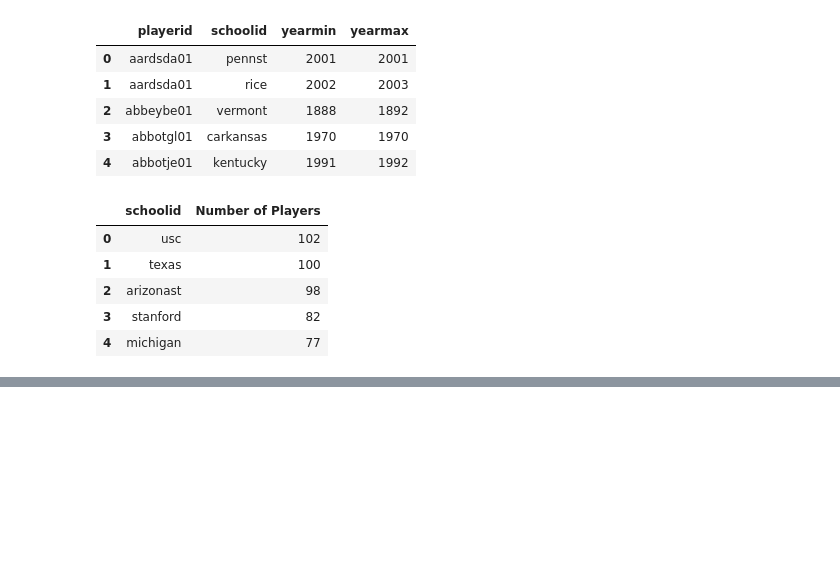
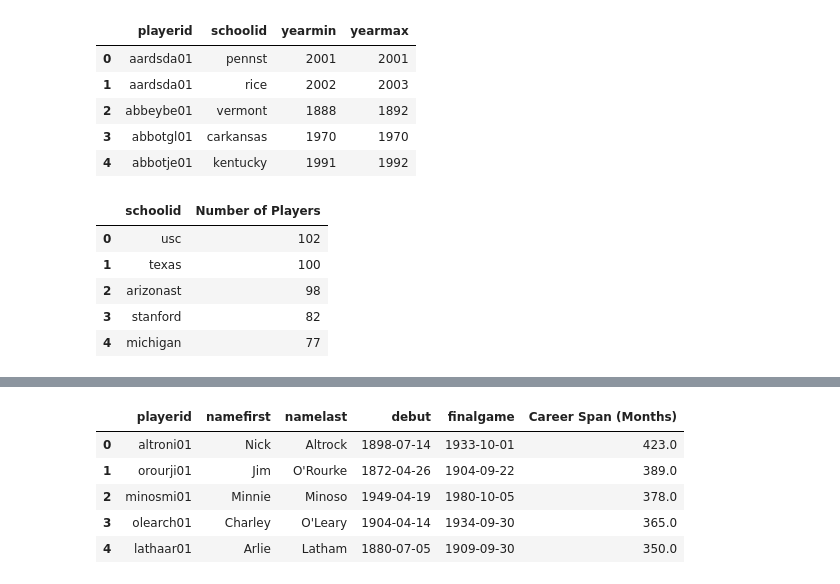
Before and after one commit to NeuroLaunch/Metis-Submissions, a Jupyter notebook: Challenges/SQL_Challenge2_Baseball.ipynb, the cells around one changed output, grey strips where cells are left out. Cells and saved outputs as stored; diff of their text form; code cells hidden in the pictures; blank space fills up the shorter version.

```diff
--- a/Challenges/SQL_Challenge2_Baseball.ipynb
+++ b/Challenges/SQL_Challenge2_Baseball.ipynb
@@ -210,0 +239,18 @@ pd.read_sql_query(query, cnx)
+# %%
+# Use the command DATE_PART to get the difference in months #
+query = ''' SELECT  PlayerID, NameFirst, NameLast, Debut, FinalGame,
+                    (DATE_PART('year', FinalGame) - DATE_PART('year', Debut))*12
+                    + DATE_PART('month', FinalGame) - DATE_PART('month', Debut)
+                    AS "Career Span (Months)"
+            FROM Master
+            WHERE Debut IS NOT NULL AND FinalGame IS NOT NULL
+            ORDER BY "Career Span (Months)" DESC
+            LIMIT 5; '''
+pd.read_sql_query(query, cnx)
+# %% [output]
+|  | playerid | namefirst | namelast | debut | finalgame | Career Span (Months) |
+| 0 | altroni01 | Nick | Altrock | 1898-07-14 | 1933-10-01 | 423.0 |
+| 1 | orourji01 | Jim | O'Rourke | 1872-04-26 | 1904-09-22 | 389.0 |
+| 2 | minosmi01 | Minnie | Minoso | 1949-04-19 | 1980-10-05 | 378.0 |
+| 3 | olearch01 | Charley | O'Leary | 1904-04-14 | 1934-09-30 | 365.0 |
+| 4 | lathaar01 | Arlie | Latham | 1880-07-05 | 1909-09-30 | 350.0 |
```
Also changed, not shown: parts of 24 cells of this notebook, 12 other files.
